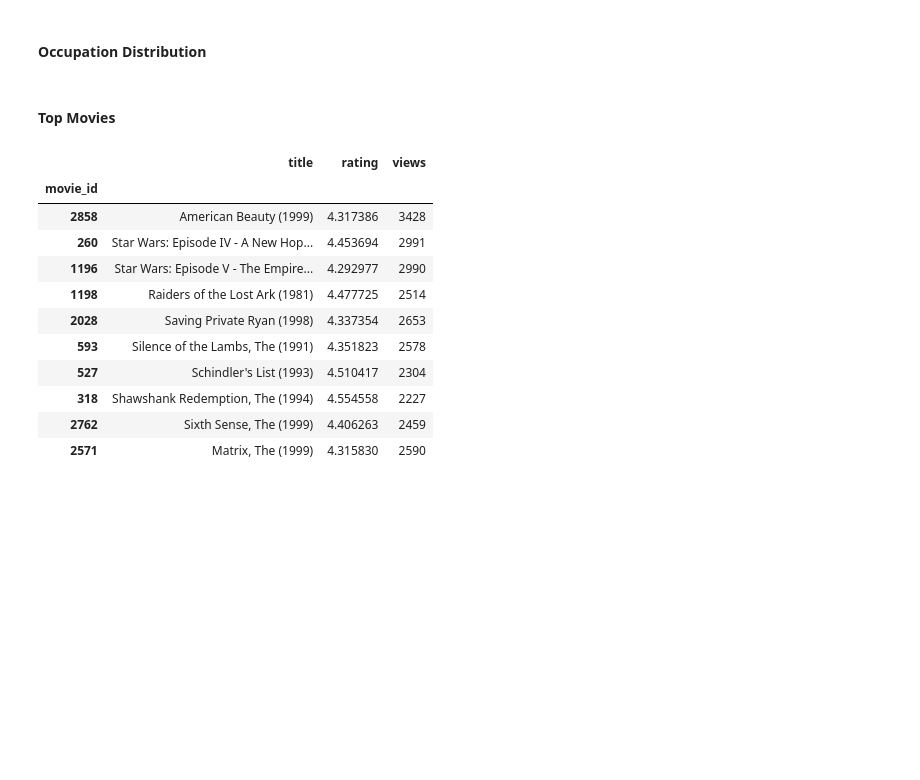
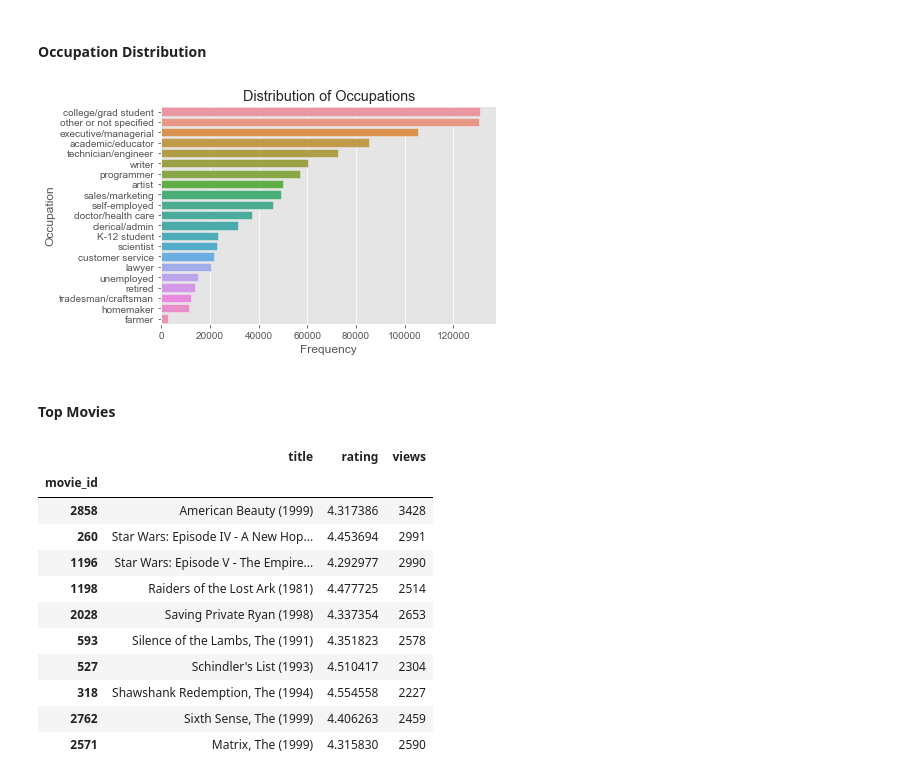
Before and after one commit to abhishekjainz/multi-armed-bandits-recommendation-system, a Jupyter notebook: code/MovieLens 1M EDA.ipynb, the cells around one changed output. Drawn from its saved outputs; the diff is of its cells as text; code cells hidden in the pictures; blank space fills up the shorter version.

```diff
--- a/code/MovieLens 1M EDA.ipynb
+++ b/code/MovieLens 1M EDA.ipynb
@@ -253,8 +271,13 @@ fig.show()
 #### Occupation Distribution
 # %%
 # Plot distribution of occupations, ordered by count
-fig = px.histogram(df, x="occupation", title="Distribution of Occupations")
-fig.show()
+sns.countplot(y='occupation', data=df, order=df['occupation'].value_counts().index)
+plt.title('Distribution of Occupations')
+plt.xlabel('Frequency')
+plt.ylabel('Occupation')
+plt.show()
+# %% [output]
+[figure, added]
 # %% [markdown]
 #### Top Movies
 # %%
```
Also changed, not shown: parts of 14 cells of this notebook.
